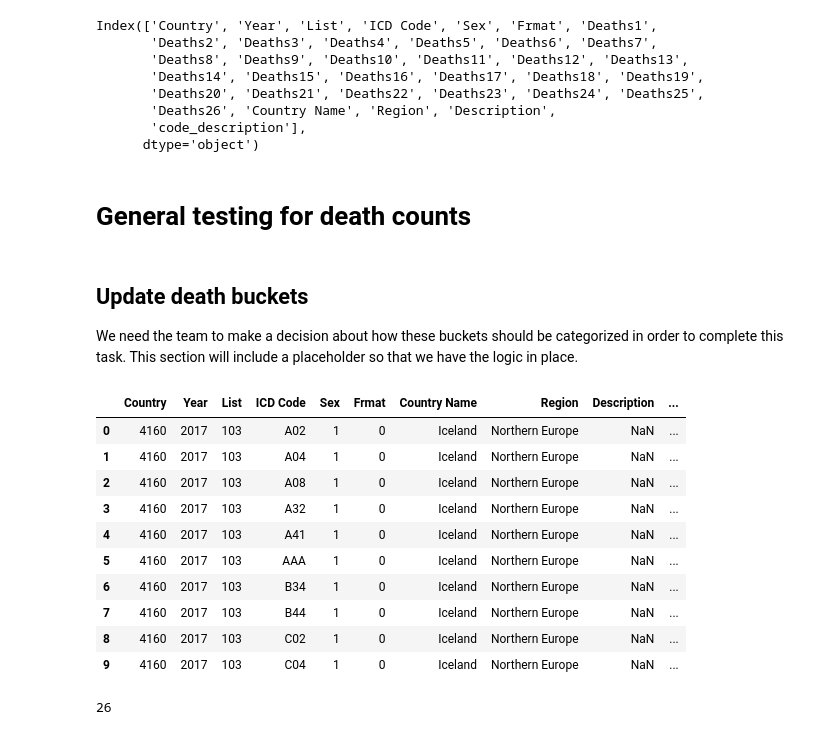
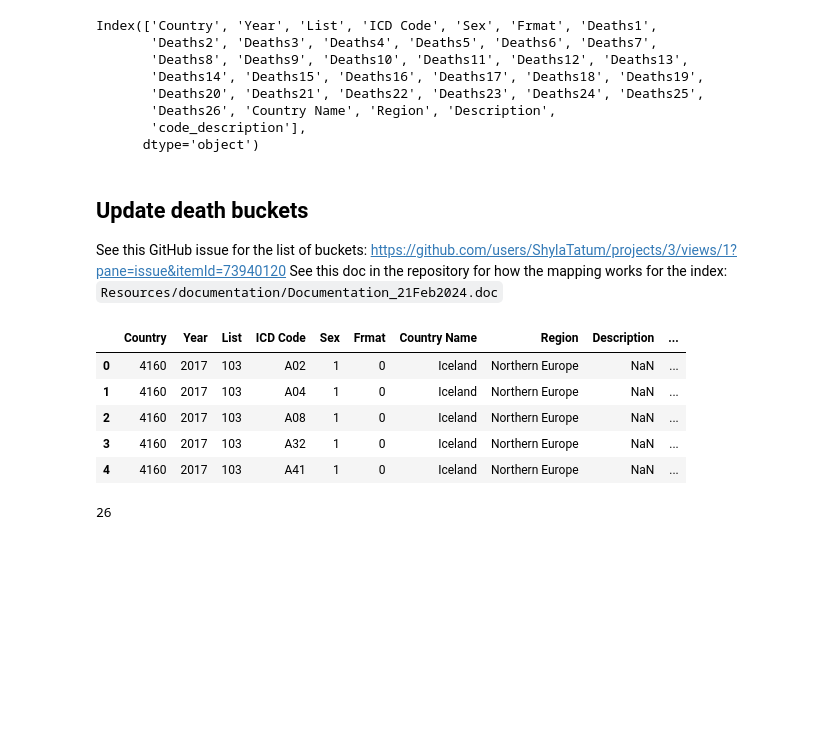
Before and after one commit to ShylaTatum/Group-Project-1, a Jupyter notebook: clean_workbook.ipynb, the cells around one changed output. Cells and saved outputs as stored; diff of their text form; code cells hidden in the pictures; blank space fills up the shorter version.

Commit message:
New ICD10 map and death bucket fix
Signed-off-by: Jenn Allen <jenn.allen@gmail.com>

```diff
--- a/clean_workbook.ipynb
+++ b/clean_workbook.ipynb
@@ -151,7 +154,7 @@ df_merged.head()
 | 4 | 4160 | NaN | NaN | 2017 | 103 | A41 | 1 | 0 | 1 | 4 | ... | ... |
 5 rows × 42 columns
 # %%
-# Function to determine the ICD code description for a given ICD Code
+# Function to determine the code description for a given ICD Code
 def get_code_description(icd_code):
     for _, row in df_icd10_categories.iterrows():
         start, end = row['code_set'].split('-')
@@ -159,10 +162,17 @@ def get_code_description(icd_code):
             return row['code_description']
     return 'Unknown'
 
+# Function to map three-letter ICD-10 codes to categories
+def map_three_letter_code(icd_code):
+    # Extract the first three letters of the ICD code
+    three_letter_code = icd_code[:3]
+    return get_code_description(three_letter_code)
+
+# Assuming merged_df is your existing DataFrame with an 'ICD Code' column
 # Apply the function to create a new column with the code descriptions
-df_merged['code_description'] = df_merged['ICD Code'].apply(get_code_description)
+df_merged['code_description'] = df_merged['ICD Code'].apply(map_three_letter_code)
 
-display(df_merged.head(3))
+display(df_merged.head(5))
 # %% [output]
 |  | Country | Admin1 | SubDiv | Year | List | ICD Code | Sex | Frmat | IM_Frmat | Deaths1 | ... | ... |
 | 0 | 4160 | NaN | NaN | 2017 | 103 | A02 | 1 | 0 | 1 | 1 | ... | ... |
@@ -188,58 +199,52 @@ Index(['Country', 'Year', 'List', 'ICD Code', 'Sex', 'Frmat', 'Deaths1',
        'Deaths26', 'Country Name', 'Region', 'Description',
        'code_description'],
       dtype='object')
-# %% [markdown]
-# General testing for death counts
-# %% [markdown]
-## Update death buckets
-We need the team to make a decision about how these buckets should be categorized in order to complete this task. This section will include a placeholder so that we have the logic in place.
+# %% [markdown]
+## Update death buckets
+See this GitHub issue for the list of buckets: https://github.com/users/ShylaTatum/projects/3/views/1?pane=issue&itemId=73940120
+See this doc in the repository for how the mapping works for the index: `Resources/documentation/Documentation_21Feb2024.doc`
 # %%
 # Identify columns to group by looking for columns that start with the word `Deaths``
 deaths_columns = [col for col in df_merged if col.startswith('Deaths')]
 
-# Create new grouped columns (Placeholder groups just as a proof-of-concept)
+# Create new grouped columns
 
 # All ages - Deaths1 column
 df_merged['All Ages'] = df_merged[deaths_columns[0]]
 
 # Smoketest - Sum all Deaths columns
-# df_merged['Smoketest All Deaths'] = df_merged[deaths_columns][2:25].sum(axis=1)
+df_merged['Smoketest All Deaths'] = df_merged[deaths_columns[1:]].sum(axis=1)
 
 # Between age 0 and 1 - Deaths2 column
 df_merged['0-1 Years'] = df_merged[deaths_columns[1]]
 
 # Between ages 1 and 24 - Deaths3 through Deaths10 columns
 df_merged['1-24 Years'] = df_merged[deaths_columns[2:11]].sum(axis=1)
 
 # Between ages 25 and 44 - Deaths11 through Deaths14 columns
 df_merged['25-44 Years'] = df_merged[deaths_columns[12:15]].sum(axis=1)
 
 # Between ages 45 and 69 - Deaths15 through Deaths19
 df_merged['45-69 Years'] = df_merged[deaths_columns[16:20]].sum(axis=1)
 
 # Ages 70 and older
 df_merged['70-95+ Years'] = df_merged[deaths_columns[21:24]].sum(axis=1)
 
 # Age not specified
 df_merged['Age Not Specified'] = df_merged[deaths_columns[25]]
 
 # Drop original deaths columns
 df_merged = df_merged.drop(columns=deaths_columns)
 
 # Verify results
-display(df_merged.head(10))
+display(df_merged.head(5))
 # %% [output]
 |  | Country | Year | List | ICD Code | Sex | Frmat | Country Name | Region | Description | ... |
 | 0 | 4160 | 2017 | 103 | A02 | 1 | 0 | Iceland | Northern Europe | NaN | ... |
 | 1 | 4160 | 2017 | 103 | A04 | 1 | 0 | Iceland | Northern Europe | NaN | ... |
 | 2 | 4160 | 2017 | 103 | A08 | 1 | 0 | Iceland | Northern Europe | NaN | ... |
 | 3 | 4160 | 2017 | 103 | A32 | 1 | 0 | Iceland | Northern Europe | NaN | ... |
 | 4 | 4160 | 2017 | 103 | A41 | 1 | 0 | Iceland | Northern Europe | NaN | ... |
-| 5 | 4160 | 2017 | 103 | AAA | 1 | 0 | Iceland | Northern Europe | NaN | ... |
-| 6 | 4160 | 2017 | 103 | B34 | 1 | 0 | Iceland | Northern Europe | NaN | ... |
-| 7 | 4160 | 2017 | 103 | B44 | 1 | 0 | Iceland | Northern Europe | NaN | ... |
-| 8 | 4160 | 2017 | 103 | C02 | 1 | 0 | Iceland | Northern Europe | NaN | ... |
-| 9 | 4160 | 2017 | 103 | C04 | 1 | 0 | Iceland | Northern Europe | NaN | ... |
 # %%
 # Get the length of the deaths_columns list
 length_of_deaths_columns = len(deaths_columns)
```
Also changed, not shown: parts of 4 cells of this notebook, 4 other files.
